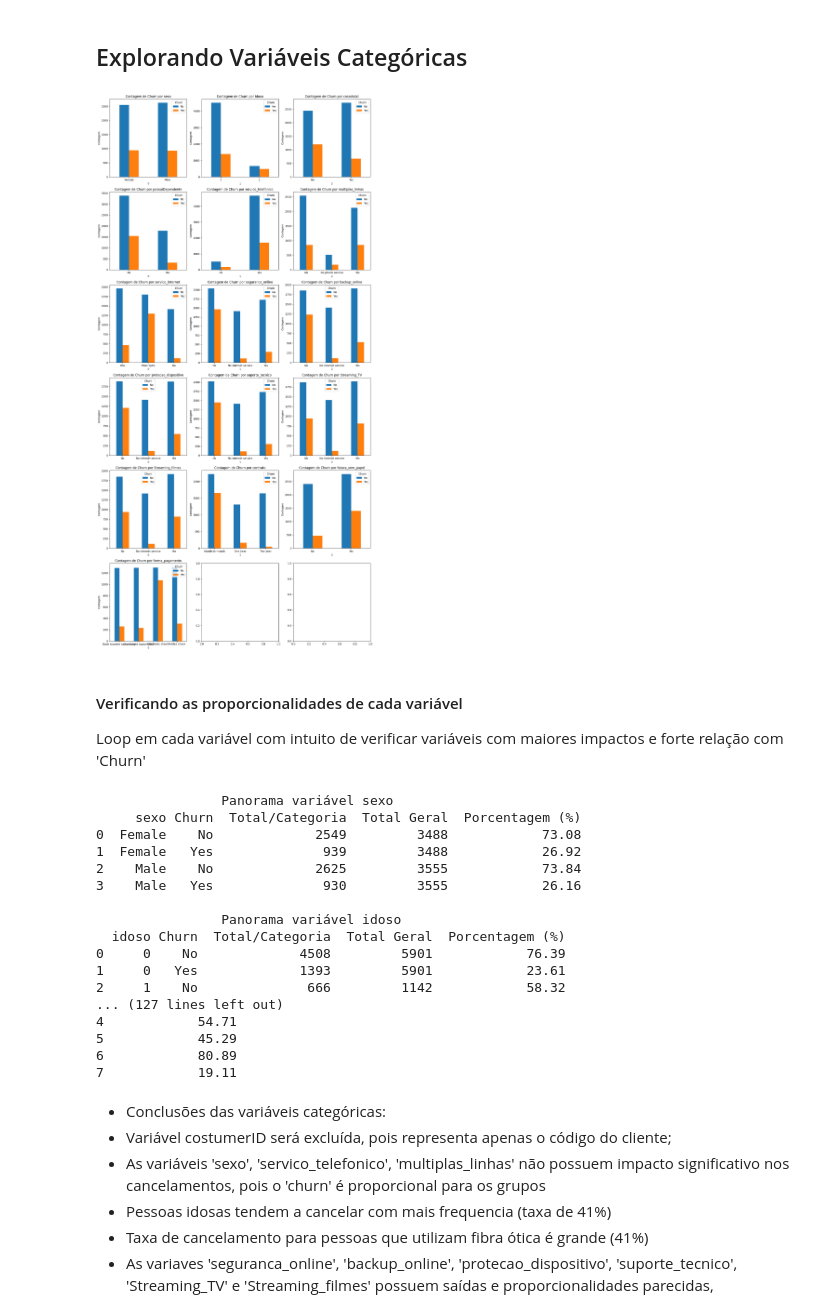
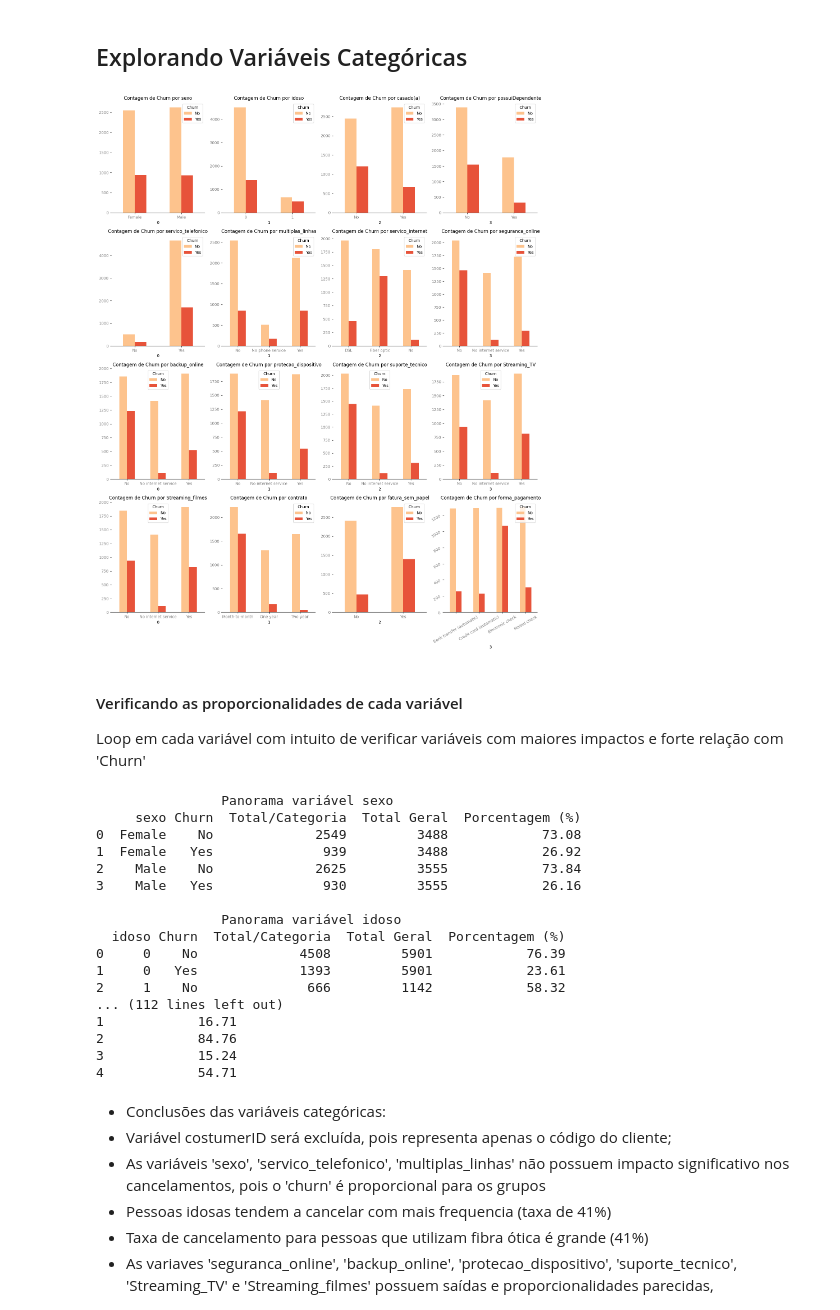
Before and after one commit to alyssonmontovanelli/analise_Previsao_Churn_teleComunicacoes, a Jupyter notebook: notebooks/01_Analise_Exploratoria.ipynb, the cells around one changed output. Cells and saved outputs as stored; diff of their text form; code cells hidden in the pictures.

```diff
--- a/notebooks/01_Analise_Exploratoria.ipynb
+++ b/notebooks/01_Analise_Exploratoria.ipynb
@@ -255,29 +280,47 @@ plt.show()
 # %%
 # Relação das variáveis categóricas com a variável target
+# Defina a paleta de cores com ajuste de contraste
+palette = sns.color_palette("OrRd", n_colors=2)
 
-num_colunas_por_linha = 3
+num_colunas_por_linha = 4
 num_linhas = (len(cats) + num_colunas_por_linha - 1) // num_colunas_por_linha
+
 # Criar subplots
-fig, axes = plt.subplots(num_linhas, num_colunas_por_linha, figsize=(15, 5 * num_linhas))
+fig, axes = plt.subplots(num_linhas, num_colunas_por_linha, figsize=(16, 5 * num_linhas))
 fig.subplots_adjust(hspace=0.5)
-# Define a paleta do Seaborn
+
 # Iterar pelas colunas categóricas e criar os gráficos
 for i, col in enumerate(cats):
     row = i // num_colunas_por_linha
     col = i % num_colunas_por_linha
     contingency_table = pd.crosstab(dados[cats[i]], dados['Churn'])
-    ax = contingency_table.plot(kind='bar', ax=axes[row, col])
+
+    # Use o método bar do DataFrame para criar os gráficos com a paleta de cores
+    ax = contingency_table.plot(kind='bar', ax=axes[row, col], color=palette)
+
     ax.set_title(f'Contagem de Churn por {cats[i]}')
     ax.set_xlabel(col)
-    ax.set_ylabel('Contagem')
     ax.legend(title='Churn')
-    ax.set_xticklabels(ax.get_xticklabels(), rotation=0)
+    ax.spines['top'].set_visible(False)
+    ax.spines['right'].set_visible(False)
+    ax.spines['left'].set_visible(False)
+
+    # Aplique rotação apenas nos rótulos do eixo x do último gráfico
+    if i == len(cats) - 1:
+        ax.set_xticklabels(ax.get_xticklabels(), rotation=30, color='grey')
+        ax.set_yticklabels(ax.get_yticklabels(), rotation=30, color='grey')
+
+    else:
+        ax.set_xticklabels(ax.get_xticklabels(), rotation=0, color='grey')
+        ax.set_yticklabels(ax.get_yticklabels(), rotation=0, color='grey')
+
 # Ajustar layout
 plt.tight_layout()
+
 # Exibir os gráficos
 plt.show()
 # %% [output]
-[figure, old version]
+[figure, new version]
 # %% [markdown]
 #### Verificando as proporcionalidades de cada variável
 
@@ -294,7 +337,7 @@ for i in cats:
     group5.rename(columns = {'count_x': 'Total/Categoria', 'count_y':'Total Geral'}, inplace = True)
 
     print(f"\n\t\tPanorama variável {i}")
-    print(group5)
+    print(group5.head())
 # %% [output]
                 Panorama variável sexo
      sexo Churn  Total/Categoria  Total Geral  Porcentagem (%)
@@ -308,11 +351,11 @@ for i in cats:
 0     0    No             4508         5901            76.39
 1     0   Yes             1393         5901            23.61
 2     1    No              666         1142            58.32
-... (127 lines left out)
+... (112 lines left out)
+1            16.71
+2            84.76
+3            15.24
 4            54.71
-5            45.29
-6            80.89
-7            19.11
 # %% [markdown]
 - Conclusões das variáveis categóricas:
  - Variável costumerID será excluída, pois representa apenas o código do cliente;
```
Also changed, not shown: parts of 5 cells of this notebook, 4 other files.
